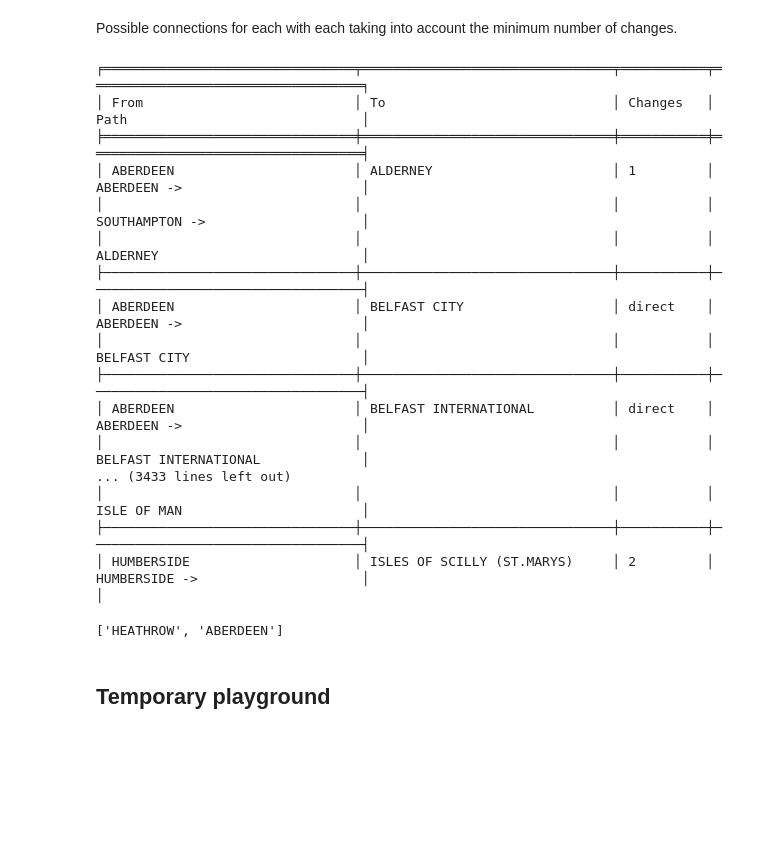
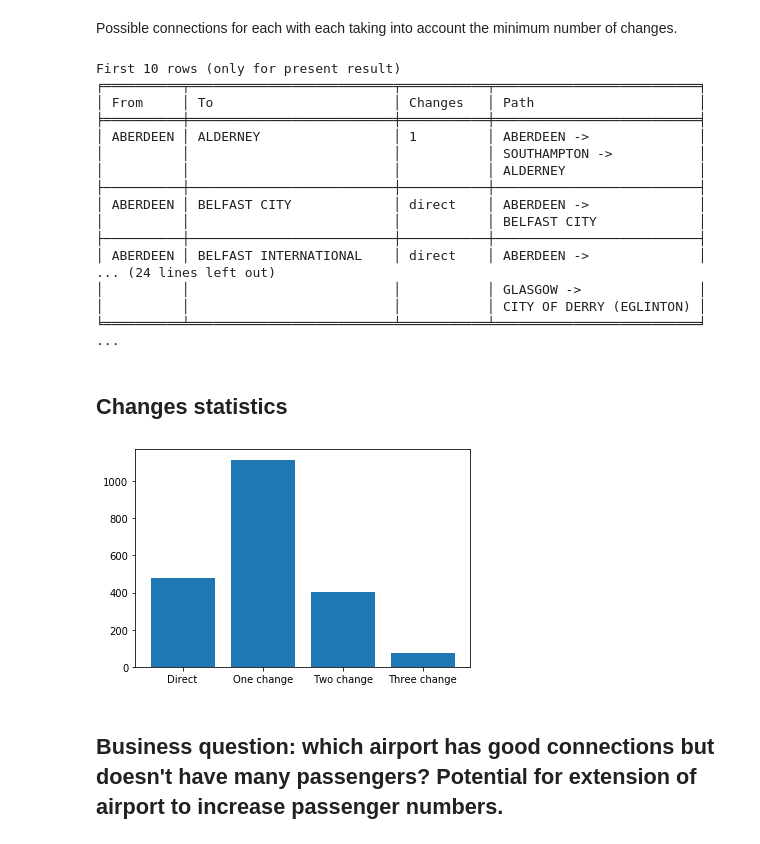
Before and after one commit to paulomac1000/UK-domestic-flights-network, a Jupyter notebook: Notebook.ipynb, the cells around one changed output. Cells and saved outputs as stored; diff of their text form; code cells hidden in the pictures; blank space fills up the shorter version.

Commit message:
simplify displayed complex data, added three business questions

```diff
--- a/Notebook.ipynb
+++ b/Notebook.ipynb
@@ -238,30 +240,26 @@ for key1 in list(airports_ordered):
     data['Path'] = ' ->\n'.join(path)
     datas.append(data)
 
+print("First 10 rows (only for present result)")
 header = ['From', 'To', 'Changes', 'Path']
-rows =  [x.values() for x in datas]
+rows =  [x.values() for x in datas[:10]]
 print(tabulate.tabulate(rows, header, "fancy_grid"))
+print('...')
 # %% [output]
-╒════════════════════════════════╤════════════════════════════════╤═══════════╤═══════════════════════════════════╕
-│ From                           │ To                             │ Changes   │ Path                              │
-╞════════════════════════════════╪════════════════════════════════╪═══════════╪═══════════════════════════════════╡
-│ ABERDEEN                       │ ALDERNEY                       │ 1         │ ABERDEEN ->                       │
-│                                │                                │           │ SOUTHAMPTON ->                    │
-│                                │                                │           │ ALDERNEY                          │
-├────────────────────────────────┼────────────────────────────────┼───────────┼───────────────────────────────────┤
-│ ABERDEEN                       │ BELFAST CITY                   │ direct    │ ABERDEEN ->                       │
-│                                │                                │           │ BELFAST CITY                      │
-├────────────────────────────────┼────────────────────────────────┼───────────┼───────────────────────────────────┤
-│ ABERDEEN                       │ BELFAST INTERNATIONAL          │ direct    │ ABERDEEN ->                       │
-│                                │                                │           │ BELFAST INTERNATIONAL             │
-... (3433 lines left out)
-│                                │                                │           │ ISLE OF MAN                       │
-├────────────────────────────────┼────────────────────────────────┼───────────┼───────────────────────────────────┤
-│ HUMBERSIDE                     │ ISLES OF SCILLY (ST.MARYS)     │ 2         │ HUMBERSIDE ->                     │
-│
+First 10 rows (only for present result)
+╒══════════╤══════════════════════════╤═══════════╤══════════════════════════╕
+│ From     │ To                       │ Changes   │ Path                     │
+╞══════════╪══════════════════════════╪═══════════╪══════════════════════════╡
+│ ABERDEEN │ ALDERNEY                 │ 1         │ ABERDEEN ->              │
+│          │                          │           │ SOUTHAMPTON ->           │
+│          │                          │           │ ALDERNEY                 │
+├──────────┼──────────────────────────┼───────────┼──────────────────────────┤
+│ ABERDEEN │ BELFAST CITY             │ direct    │ ABERDEEN ->              │
+│          │                          │           │ BELFAST CITY             │
+├──────────┼──────────────────────────┼───────────┼──────────────────────────┤
+│ ABERDEEN │ BELFAST INTERNATIONAL    │ direct    │ ABERDEEN ->              │
+... (24 lines left out)
+│          │                          │           │ GLASGOW ->               │
+│          │                          │           │ CITY OF DERRY (EGLINTON) │
+╘══════════╧══════════════════════════╧═══════════╧══════════════════════════╛
+...
-# %%
-nx.shortest_path(g, 'HEATHROW', 'ABERDEEN')
-# %% [output]
-['HEATHROW', 'ABERDEEN']
-# %% [markdown]
-## Temporary playground
@@ -302,0 +266,16 @@ avg = sum(values) / len(values)
+# %% [markdown]
+## Changes statistics
+# %%
+directCount = sum(1 for connection in datas if connection['Changes'] == 'direct')
+oneChangeCount = sum(1 for connection in datas if connection['Changes'] == 1)
+twoChangesCount = sum(1 for connection in datas if connection['Changes'] == 2)
+threeChangesCount = sum(1 for connection in datas if connection['Changes'] == 3)
+
+headers = ['Direct', 'One change', 'Two change', 'Three change']
+values = [directCount, oneChangeCount, twoChangesCount, threeChangesCount]
+plt.bar(headers, values)
+plt.show()
+# %% [output]
+[figure, added]
+# %% [markdown]
+## Business question: which airport has good connections but doesn't have many passengers? Potential for extension of airport to increase passenger numbers.
```
Also changed, not shown: parts of 12 cells of this notebook.
